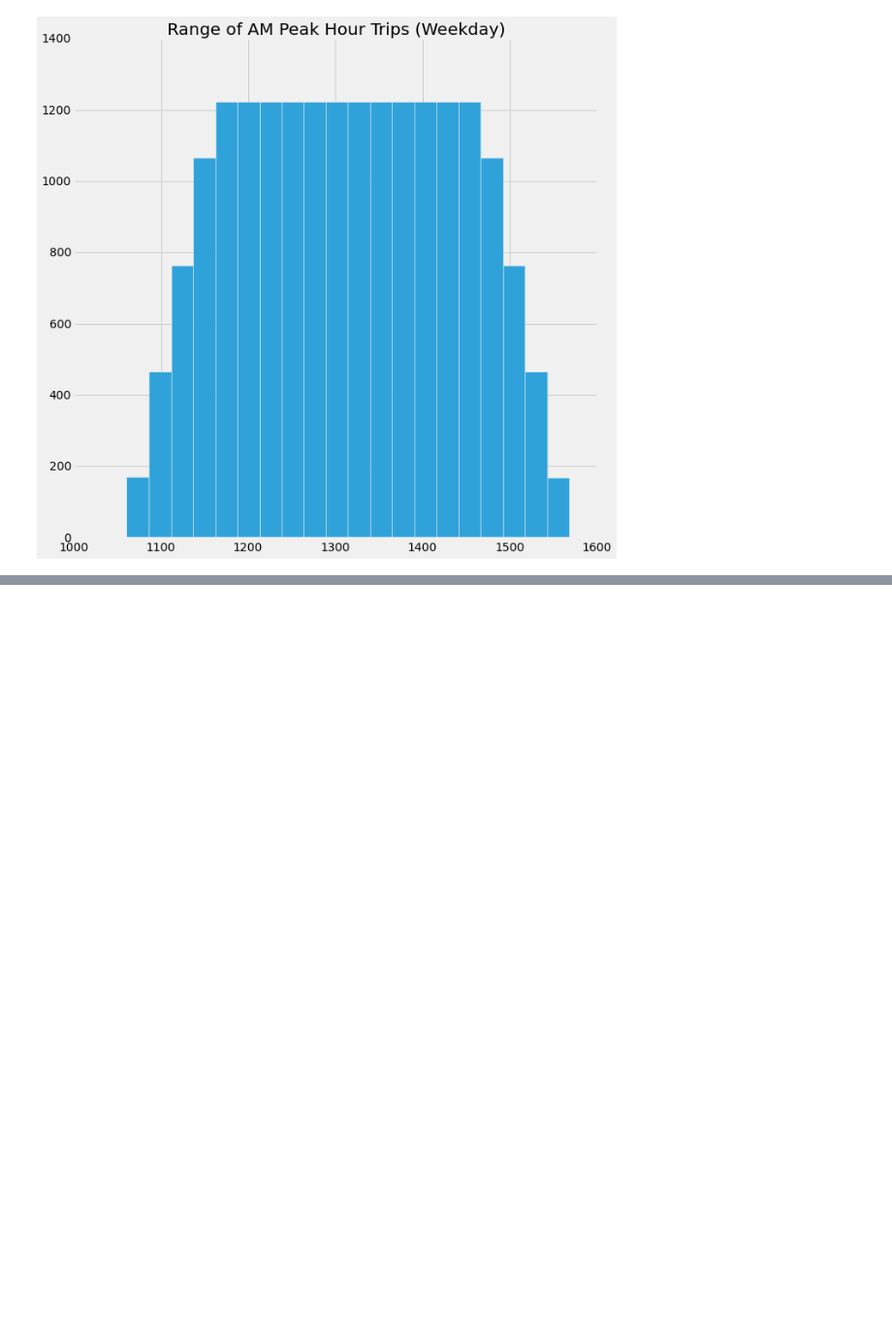
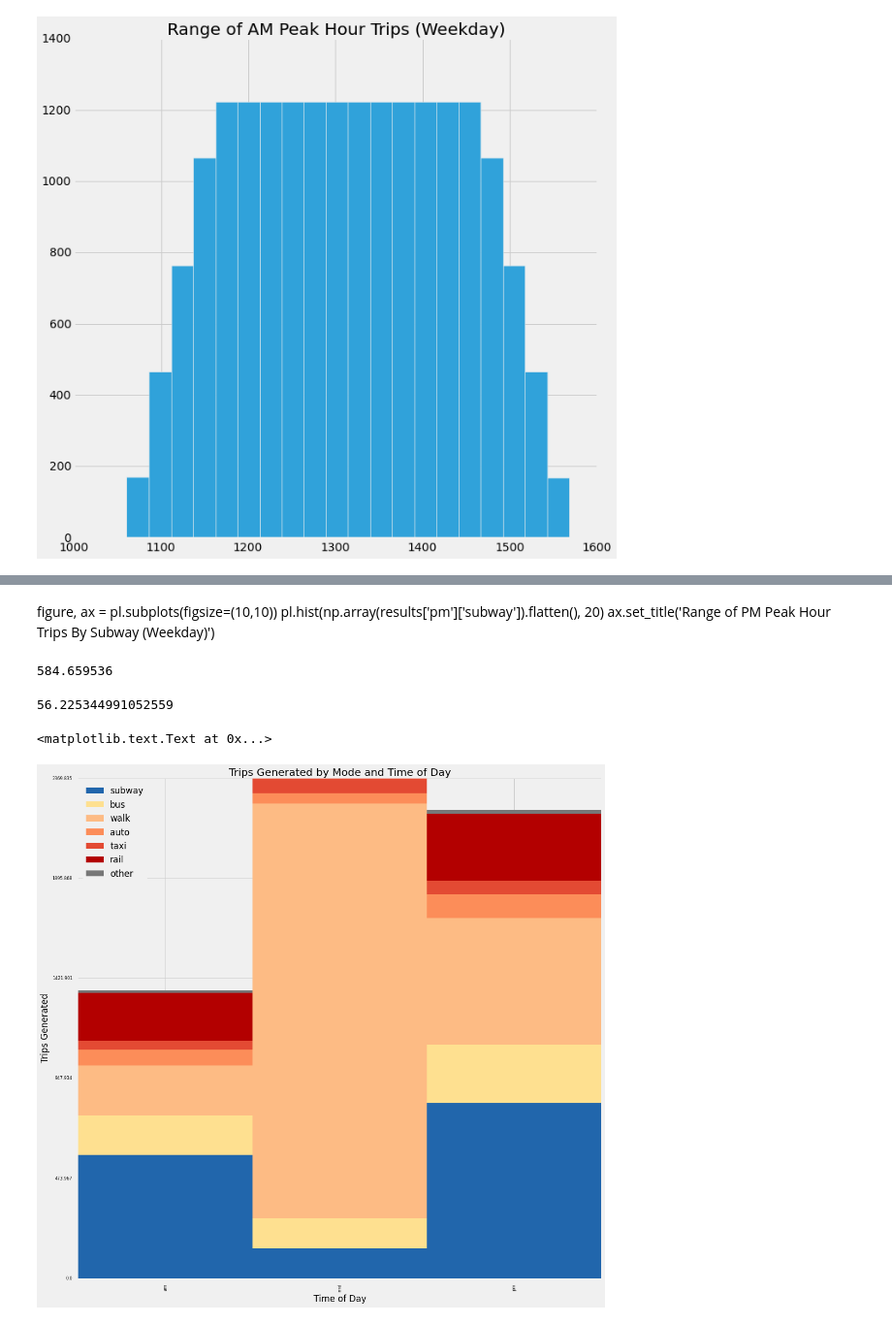
Before and after one commit to docmarionum1/370jay, a Jupyter notebook: Person and trip calculations.ipynb, the cells around one changed output, grey strips where cells are left out. Shown at 97% size. Drawn from its saved outputs; the diff is of its cells as text; code cells hidden in the pictures; blank space fills up the shorter version.

```diff
--- a/Person and trip calculations.ipynb
+++ b/Person and trip calculations.ipynb
@@ -6,6 +6,8 @@ Populating the interactive namespace from numpy and matplotlib
 import numpy as np
 import pylab as pl
 pl.style.use('fivethirtyeight')
+from stackedBarGraph import StackedBarGrapher
+SBG = StackedBarGrapher()
 # %%
 # Details from assignment pdf:
 # Opening 2017
@@ -93,0 +241,28 @@ ax.set_title('Range of AM Peak Hour Trips (Weekday)')
+# %% [markdown]
+figure, ax = pl.subplots(figsize=(10,10))
+pl.hist(np.array(results['pm']['subway']).flatten(), 20)
+ax.set_title('Range of PM Peak Hour Trips By Subway (Weekday)')
+# %%
+np.mean(results['am']['subway'])
+# %% [output]
+584.659536
+# %%
+np.std(results['am']['subway'])
+# %% [output]
+56.225344991052559
+# %%
+d_colors = ['#2166ac', '#fee090', '#fdbb84', '#fc8d59', '#e34a33', '#b30000', '#777777']
+figure, ax = pl.subplots(figsize=(16,16))
+d = []
+#for mode in modes:
+#    d.append([np.mean(results[time][mode]) for time in times])
+for time in times:
+    d.append([np.mean(results[time][mode]) for mode in modes])
+bars = SBG.stackedBarPlot(ax, d, d_colors, xLabels=times)
+ax.legend(bars, modes, loc='upper left')
+ax.set_title('Trips Generated by Mode and Time of Day')
+ax.set_ylabel('Trips Generated')
+ax.set_xlabel('Time of Day')
+# %% [output]
+<matplotlib.text.Text at 0x...>
+[figure, added]
```
Also changed, not shown: parts of 6 cells of this notebook, 4 other files.
